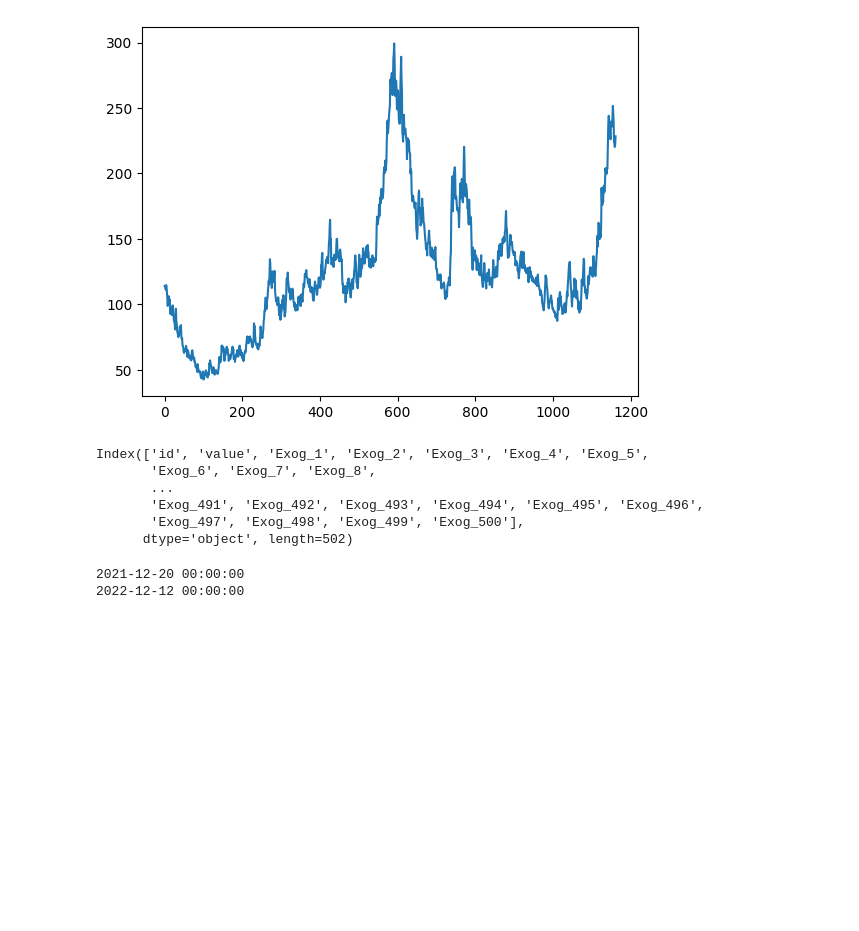
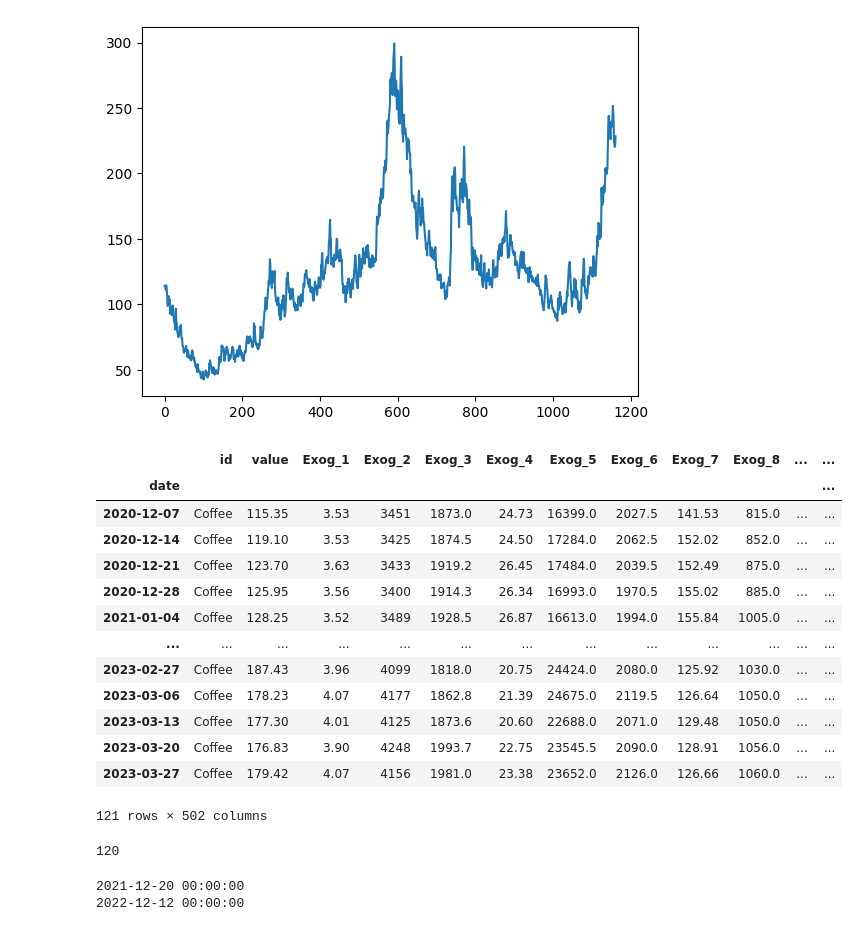
Before and after one commit to FranciscoSotoU/Time-Series-Library, a Jupyter notebook: debug.ipynb, the cells around one changed output. Cells and saved outputs as stored; diff of their text form; code cells hidden in the pictures; blank space fills up the shorter version.

```diff
--- a/debug.ipynb
+++ b/debug.ipynb
@@ -39,7 +39,7 @@ data["value"].plot()
 [figure]
 # %%
 import pandas as pd
-datasets_path = "/home/francisco/Documents/Practica/Time-Series-Library/datasets/"
+datasets_path = "/Users/francisco/Documents/GitHub/Time-Series-Library/datasets/"
 data  = pd.read_csv(datasets_path+ 'Coffee_500Exog.csv')
 results=  pd.read_csv(datasets_path+ 'Coffee_500Exog_results.csv')
 sugar_df  = pd.read_csv(datasets_path+ 'Sugar_500Exog.csv')
@@ -50,16 +50,24 @@ results["date"] = pd.to_datetime(results["date"])
 
 data = data.set_index("date", drop=True)
 results = results.set_index("date", drop=True)
+# %%
+data[data.index >'2020-12-5']
+# %% [output]
+|  | id | value | Exog_1 | Exog_2 | Exog_3 | Exog_4 | Exog_5 | Exog_6 | Exog_7 | Exog_8 | ... | ... |
+| date |  |  |  |  |  |  |  |  |  |  |  | ... |
+| 2020-12-07 | Coffee | 115.35 | 3.53 | 3451 | 1873.0 | 24.73 | 16399.0 | 2027.5 | 141.53 | 815.0 | ... | ... |
+| 2020-12-14 | Coffee | 119.10 | 3.53 | 3425 | 1874.5 | 24.50 | 17284.0 | 2062.5 | 152.02 | 852.0 | ... | ... |
+| 2020-12-21 | Coffee | 123.70 | 3.63 | 3433 | 1919.2 | 26.45 | 17484.0 | 2039.5 | 152.49 | 875.0 | ... | ... |
+| 2020-12-28 | Coffee | 125.95 | 3.56 | 3400 | 1914.3 | 26.34 | 16993.0 | 1970.5 | 155.02 | 885.0 | ... | ... |
+| 2021-01-04 | Coffee | 128.25 | 3.52 | 3489 | 1928.5 | 26.87 | 16613.0 | 1994.0 | 155.84 | 1005.0 | ... | ... |
+| ... | ... | ... | ... | ... | ... | ... | ... | ... | ... | ... | ... | ... |
+| 2023-02-27 | Coffee | 187.43 | 3.96 | 4099 | 1818.0 | 20.75 | 24424.0 | 2080.0 | 125.92 | 1030.0 | ... | ... |
+| 2023-03-06 | Coffee | 178.23 | 4.07 | 4177 | 1862.8 | 21.39 | 24675.0 | 2119.5 | 126.64 | 1050.0 | ... | ... |
+| 2023-03-13 | Coffee | 177.30 | 4.01 | 4125 | 1873.6 | 20.60 | 22688.0 | 2071.0 | 129.48 | 1050.0 | ... | ... |
+| 2023-03-20 | Coffee | 176.83 | 3.90 | 4248 | 1993.7 | 22.75 | 23545.5 | 2090.0 | 128.91 | 1056.0 | ... | ... |
+| 2023-03-27 | Coffee | 179.42 | 4.07 | 4156 | 1981.0 | 23.38 | 23652.0 | 2126.0 | 126.66 | 1060.0 | ... | ... |
+121 rows × 502 columns
 # %%
 virtual_present = " 2021-12-13"
 train_data = data[data.index <= virtual_present]
 test_data = data[data.index > virtual_present]
-# %%
-train_data.columns
-# %% [output]
-Index(['id', 'value', 'Exog_1', 'Exog_2', 'Exog_3', 'Exog_4', 'Exog_5',
-       'Exog_6', 'Exog_7', 'Exog_8',
-       ...
-       'Exog_491', 'Exog_492', 'Exog_493', 'Exog_494', 'Exog_495', 'Exog_496',
-       'Exog_497', 'Exog_498', 'Exog_499', 'Exog_500'],
-      dtype='object', length=502)
@@ -65,0 +77,4 @@ Index(['id', 'value', 'Exog_1', 'Exog_2', 'Exog_3', 'Exog_4', 'Exog_5',
+# %%
+len(test_data)
+# %% [output]
+120
```
Also changed, not shown: parts of 3 cells of this notebook, 36 other files.
